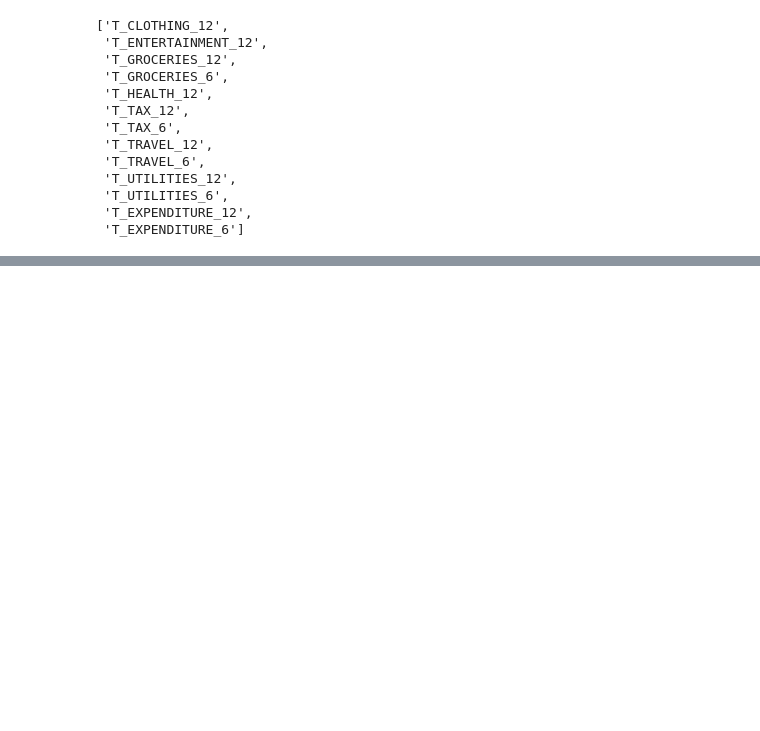
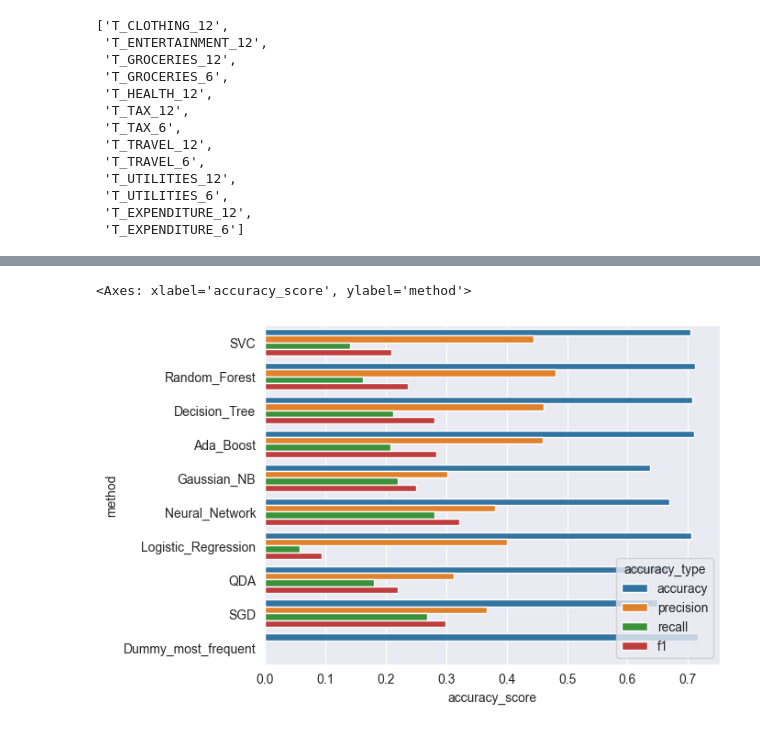
Before and after one commit to fantasy2fry/credit-score-classification-ml, a Jupyter notebook: feature_engineering/testing.ipynb, the cells around one changed output, grey strips where cells are left out. Saved outputs shown, nothing was run; the diff lists cells and outputs as text; code cells hidden in the pictures; blank space fills up the shorter version.

```diff
--- a/feature_engineering/testing.ipynb
+++ b/feature_engineering/testing.ipynb
@@ -292,3 +292,26 @@ columns_to_remove
  'T_UTILITIES_6',
  'T_EXPENDITURE_12',
  'T_EXPENDITURE_6']
+# %%
+import pandas as pd
+df_train = pd.read_csv('../data/for_modelling/credit_score_train.csv')
+df_val = pd.read_csv('../data/for_modelling/credit_score_valid.csv')
+
+target= "DEFAULT"
+#map CAT_GAMBLING (No-0, Low-1, High-2)
+df_train['CAT_GAMBLING'] = df_train['CAT_GAMBLING'].map({'No':0, 'Low':1, 'High':2})
+df_val['CAT_GAMBLING'] = df_val['CAT_GAMBLING'].map({'No':0, 'Low':1, 'High':2})
+
+X=df_train.drop(target, axis=1)
+X_val=df_val.drop(target, axis=1)
+y=df_train[target]
+y_val=df_val[target]
+
+# use PCA to reduce dimensionality
+from sklearn.decomposition import PCA
+pca = PCA(n_components=15, random_state=42)
+pca.fit(X)
+
+# which columns are the most important
+pca_columns = [f"PCA_{i}" for i in range(1, 16)]
+pca_columns
@@ -294,0 +334,6 @@ columns_to_remove
+# %%
+pca_X=pca.transform(X)
+pca_X_val=pca.transform(X_val)
+pca_X=pd.DataFrame(pca_X, columns=pca_columns)
+pca_X_val=pd.DataFrame(pca_X_val, columns=pca_columns)
+pca_X.head()
@@ -294,0 +347,9 @@ columns_to_remove
+# %%
+# Standard Scaler
+from sklearn.preprocessing import StandardScaler
+scaler = StandardScaler()
+pca_X = scaler.fit_transform(pca_X)
+pca_X_val = scaler.transform(pca_X_val)
+pca_X=pd.DataFrame(pca_X, columns=pca_columns)
+pca_X_val=pd.DataFrame(pca_X_val, columns=pca_columns)
+pca_X.head()
@@ -294,0 +429,7 @@ columns_to_remove
+# %%
+#plot
+import seaborn as sns
+sns.barplot(x='accuracy_score', y='method', data=score, hue='accuracy_type')
+# %% [output]
+<Axes: xlabel='accuracy_score', ylabel='method'>
+[figure, added]
```
Also changed, not shown: parts of 4 cells of this notebook.
